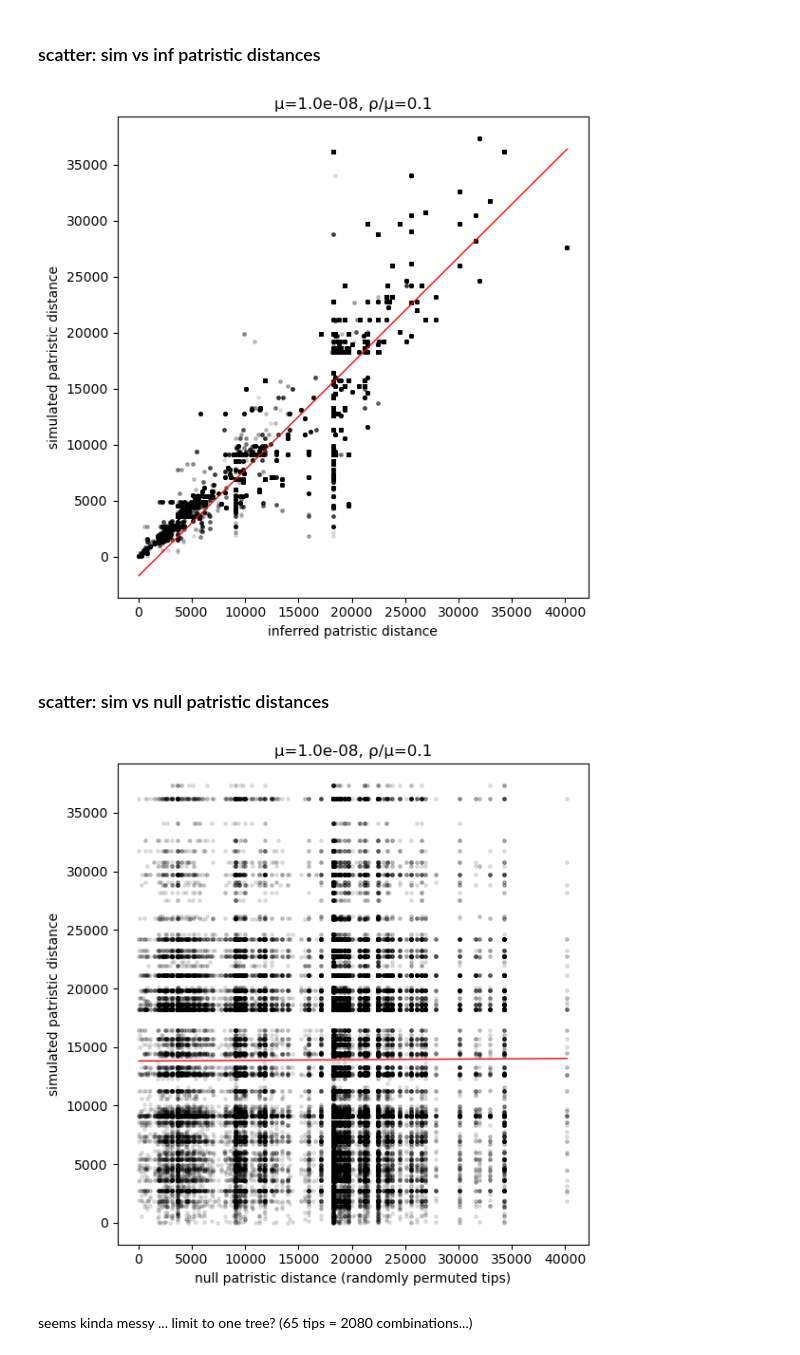
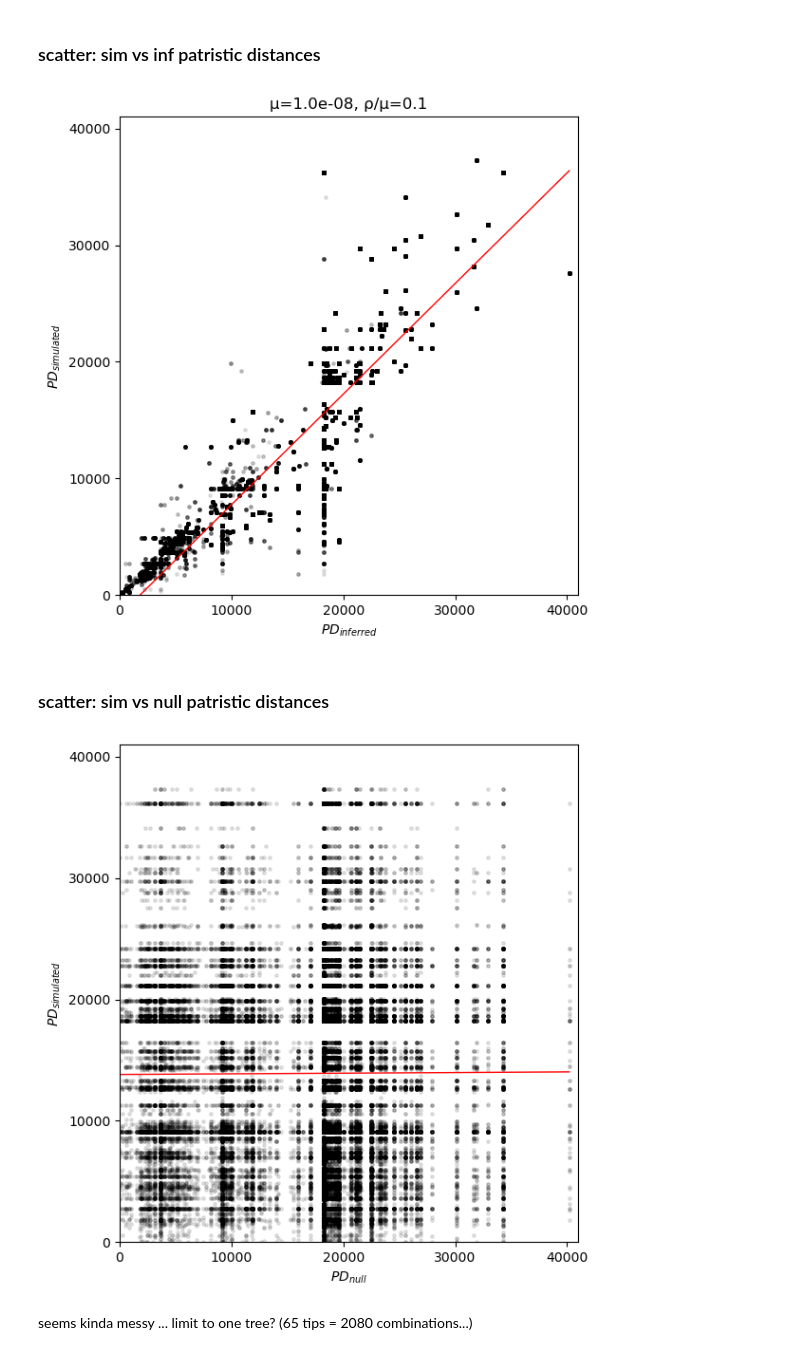
Before and after one commit to blab/bacterial-args, a Jupyter notebook: sweep/base/example/example.ipynb, the cells around one changed output. Cells and saved outputs as stored; diff of their text form; code cells hidden in the pictures.

Commit message:
example figures

```diff
--- a/sweep/base/example/example.ipynb
+++ b/sweep/base/example/example.ipynb
@@ -683,7 +683,7 @@ rr0 = mu0 * pm0
 ts_sim, samples, ancestral_states, vcz_path = simulate_one(mu0, rr0, seed)
 
 # MRCA table from simulated tree sequence
-edges = make_edges(int(ts_sim.sequence_length), BIN_SIZE)
+edges = make_edges(int(ts_sim.sequence_length), bin_size)
 sim_df = mrca_table_sim(ts_sim)
 
 # inference using simulation parameters
@@ -746,8 +746,14 @@ x_regression = np.linspace(pat_inf.min(), pat_inf.max(), 200).reshape(-1, 1)
 y_regression = m * x_regression + b
 plt.plot(x_regression, y_regression, color='red', linestyle='-', lw = 1)
 
-plt.xlabel("inferred patristic distance")
-plt.ylabel("simulated patristic distance")
+plt.xticks([0, 10000, 20000, 30000, 40000])
+plt.yticks([0, 10000, 20000, 30000, 40000])
+
+plt.xlim(0,41000)
+plt.ylim(0,41000)
+
+plt.ylabel(r"$PD_{simulated}$")
+plt.xlabel(r"$PD_{inferred}$")
 
 plt.title(f"μ={mu0:.1e}, ρ/μ={pm0}")
 
@@ -756,43 +762,53 @@ plt.tight_layout()
 #plt.savefig("example_scatter.png")
 plt.show()
 # %% [output]
-[figure, old version]
+[figure, new version]
 # %% [markdown]
 ### scatter: sim vs null patristic distances
 # %%
 # random permutation of tip labels
 
 rng = np.random.default_rng(seed + 12345)
 pat_null = pat_inf.copy()
 rng.shuffle(pat_null)
 
 # plot scatter + regression lines for null
 
 plt.figure(figsize=(6, 6))
 
 sc = plt.scatter(
     pat_null,
     pat_true,
     s=6, alpha=0.1,
     c = 'black'
 )
 
 m, b = np.polyfit(pat_null, pat_true, 1)
 x_null_regression = np.linspace(pat_null.min(), pat_null.max(), 200).reshape(-1, 1)
 y_regression = m * x_null_regression + b
 plt.plot(x_null_regression, y_regression, color='red', linestyle='-', lw = 1)
 
-plt.xlabel("null patristic distance (randomly permuted tips)")
-plt.ylabel("simulated patristic distance")
+plt.xlabel("null patristic distance (generations)")
+plt.ylabel("simulated patristic distance (generations)")
 
-plt.title(f"μ={mu0:.1e}, ρ/μ={pm0}")
+plt.xticks([0, 10000, 20000, 30000, 40000])
+plt.yticks([0, 10000, 20000, 30000, 40000])
+
+plt.xlim(0,41000)
+plt.ylim(0,41000)
+
+plt.ylabel(r"$PD_{simulated}$")
+plt.xlabel(r"$PD_{null}$")
+
+
+#plt.title(f"μ={mu0:.1e}, ρ/μ={pm0}")
 
 plt.tight_layout()
 
 #plt.savefig("example_scatter_null.png")
 plt.show()
 # %% [output]
-[figure, old version]
+[figure, new version]
 # %% [markdown]
 seems kinda messy ... limit to one tree? (65 tips = 2080 combinations...)
 # %%
```
Also changed, not shown: parts of 2 cells of this notebook, 3 other files.
